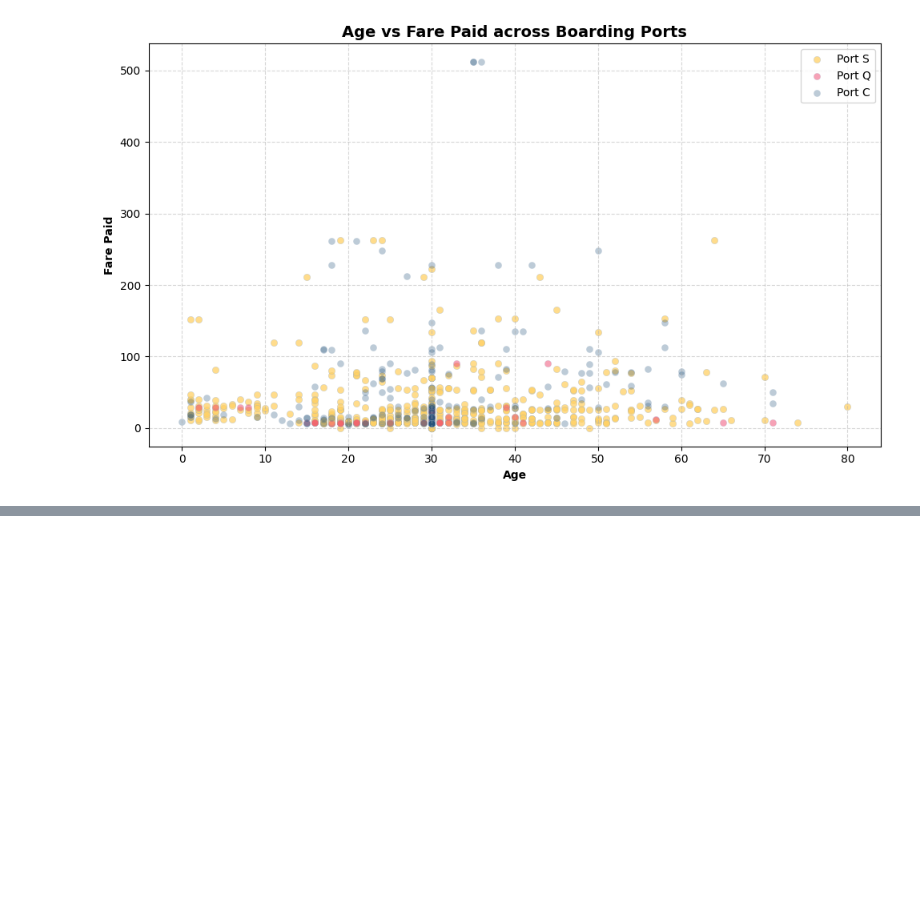
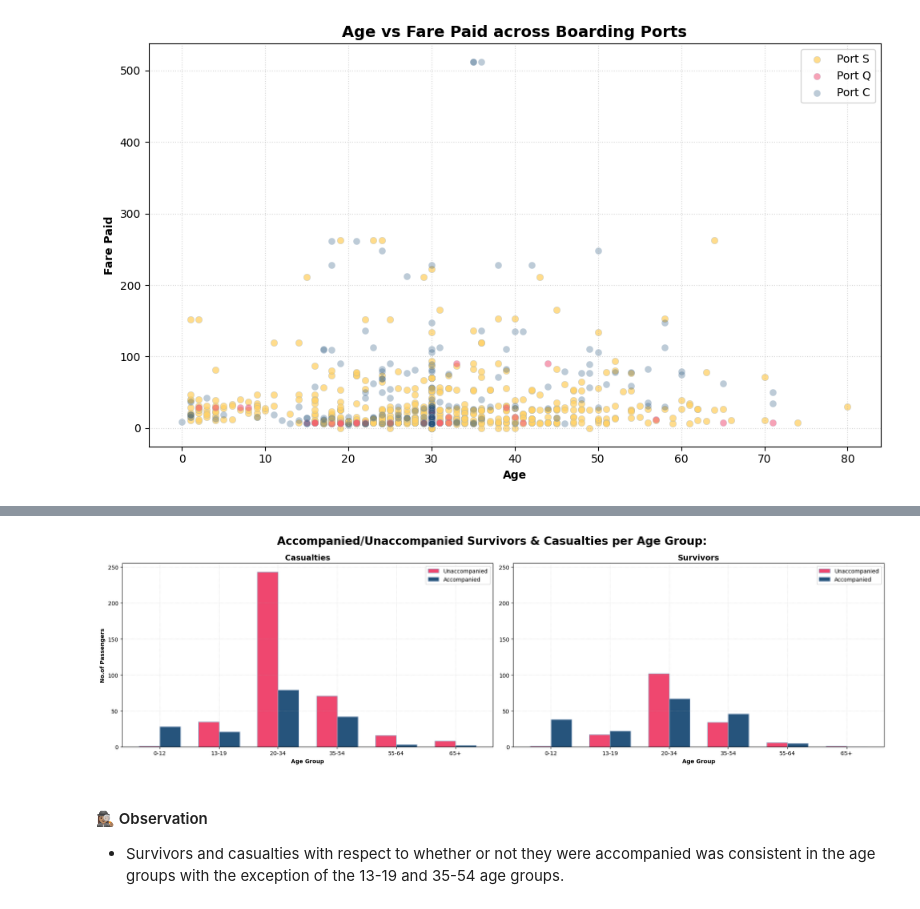
Before and after one commit to grace-sampao/Cyber-Shujaa---Exploratory-Data-Analysis, a Jupyter notebook: notebooks/exploratory_data_analysis.ipynb, the cells around one changed output, grey strips where cells are left out. Drawn from its saved outputs; the diff is of its cells as text; code cells hidden in the pictures; blank space fills up the shorter version.

```diff
--- a/notebooks/exploratory_data_analysis.ipynb
+++ b/notebooks/exploratory_data_analysis.ipynb
@@ -1070,0 +1076,10 @@ plt.show()
+# %%
+survived_age_group_accompanied = titanic_data[['Survived', 'Age Group', 'Accompanied']].value_counts().unstack()
+survived_age_group_accompanied.fillna(0, inplace=True)
+survived_age_group_accompanied = survived_age_group_accompanied.astype(
+  {
+    'No': 'int64',
+    'Yes': 'int64'
+	}
+)
+survived_age_group_accompanied
@@ -1070,0 +1101,65 @@ plt.show()
+# %%
+fig, axs = plt.subplots(nrows=1, ncols=2, figsize=(20, 6))
+
+casualties_unaccompanied = axs[0].bar(
+  survived_age_group_accompanied.loc['No'].index,
+  survived_age_group_accompanied.loc['No']['No'],
+  width=-0.35,
+  align='edge',
+  label='Unaccompanied',
+  color=colours["bubblegum pink"],
+  edgecolor=colours["powder blue"]
+)
+
+casualties_accompanied = axs[0].bar(
+  survived_age_group_accompanied.loc['No'].index,
+  survived_age_group_accompanied.loc['No']['Yes'],
+  width=0.35,
+  align='edge',
+  label='Accompanied',
+  color=colours["dusk blue"],
+  edgecolor=colours["powder blue"]
+)
+
+axs[0].set_title("Casualties", fontweight='bold', fontsize=14)
+axs[0].set_xlabel("Age Group", fontweight='bold')
+axs[0].set_ylabel("No.of Passengers", fontweight='bold')
+axs[0].legend()
+axs[0].grid(True, linestyle=':', alpha=0.5)
+
+survivors_unaccompanied = axs[1].bar(
+  survived_age_group_accompanied.loc['Yes'].index,
+  survived_age_group_accompanied.loc['Yes']['No'],
+  width=-0.35,
+  align='edge',
+  label='Unaccompanied',
+  color=colours["bubblegum pink"],
+  edgecolor=colours["powder blue"]
+)
+
+survivors_accompanied = axs[1].bar(
+  survived_age_group_accompanied.loc['Yes'].index,
+  survived_age_group_accompanied.loc['Yes']['Yes'],
+  width=0.35,
+  align='edge',
+  label='Accompanied',
+  color=colours["dusk blue"],
+  edgecolor=colours["powder blue"]
+)
+
+axs[1].set_title("Survivors", fontweight='bold', fontsize=14)
+axs[1].set_xlabel("Age Group", fontweight='bold')
+axs[1].sharey(axs[0])
+axs[1].legend()
+axs[1].grid(True, linestyle=':', alpha=0.5)
+
+fig.suptitle("Accompanied/Unaccompanied Survivors & Casualties per Age Group:", fontweight='bold', fontsize=20)
+
+fig.tight_layout()
+plt.show()
+# %% [output]
+[figure, added]
+# %% [markdown]
+#### 🕵🏽‍♀️ Observation
+
+* Survivors and casualties with respect to whether or not they were accompanied was consistent in the age groups with the exception of the 13-19 and 35-54 age groups.
```
Also changed, not shown: parts of 3 cells of this notebook.
